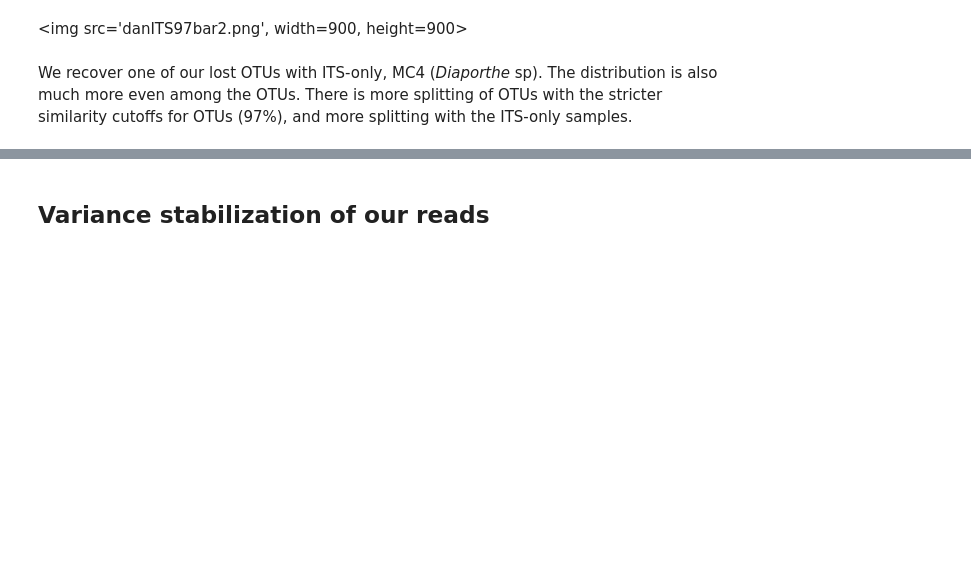
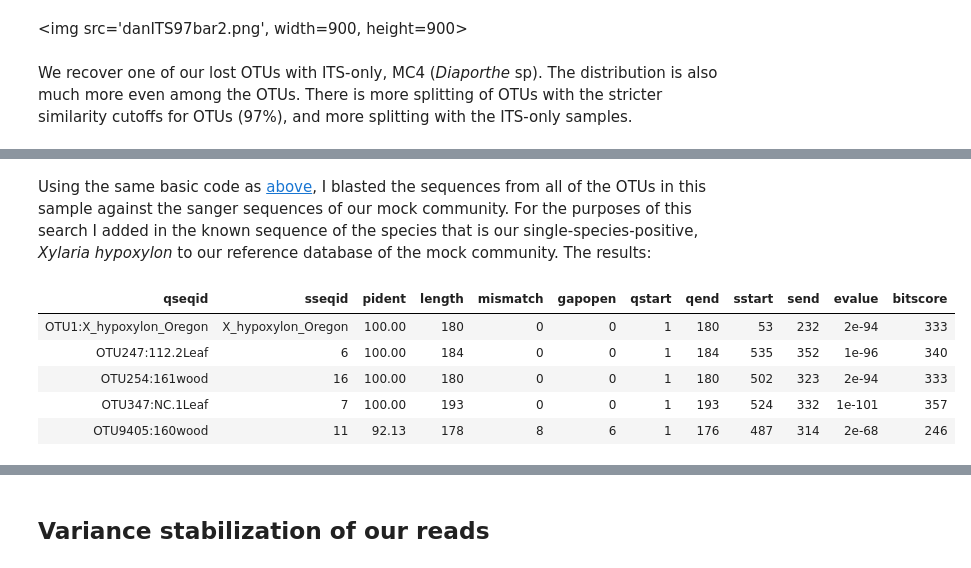
Before and after one commit to danchurch/taiwan_combined_stats, a Jupyter notebook: XylariaLeafWoodStats.ipynb, the cells around one changed output, grey strips where cells are left out. Drawn from its saved outputs; the diff is of its cells as text; code cells hidden in the pictures; blank space fills up the shorter version.

```diff
--- a/XylariaLeafWoodStats.ipynb
+++ b/XylariaLeafWoodStats.ipynb
@@ -581,0 +605,12 @@ We recover one of our lost OTUs with ITS-only, MC4 (*Diaporthe* sp). The distrib
+# %% [markdown]
+Using the same basic code as [above](#blastpipe), I blasted the sequences from all of the OTUs in this sample against the sanger sequences of our mock community. For the purposes of this search I added in the known sequence of the species that is our single-species-positive, *Xylaria hypoxylon* to our reference database of the mock community. The results:
+# %%
+blast <- read.csv("mcblast_DCX95.csv", stringsAsFactors=FALSE)
+blast
+# %% [output]
+| qseqid | sseqid | pident | length | mismatch | gapopen | qstart | qend | sstart | send | evalue | bitscore |
+| OTU1:X_hypoxylon_Oregon | X_hypoxylon_Oregon | 100.00 | 180 | 0 | 0 | 1 | 180 | 53 | 232 | 2e-94 | 333 |
+| OTU247:112.2Leaf | 6 | 100.00 | 184 | 0 | 0 | 1 | 184 | 535 | 352 | 1e-96 | 340 |
+| OTU254:161wood | 16 | 100.00 | 180 | 0 | 0 | 1 | 180 | 502 | 323 | 2e-94 | 333 |
+| OTU347:NC.1Leaf | 7 | 100.00 | 193 | 0 | 0 | 1 | 193 | 524 | 332 | 1e-101 | 357 |
+| OTU9405:160wood | 11 | 92.13 | 178 | 8 | 6 | 1 | 176 | 487 | 314 | 2e-68 | 246 |
```
Also changed, not shown: parts of 19 cells of this notebook.
